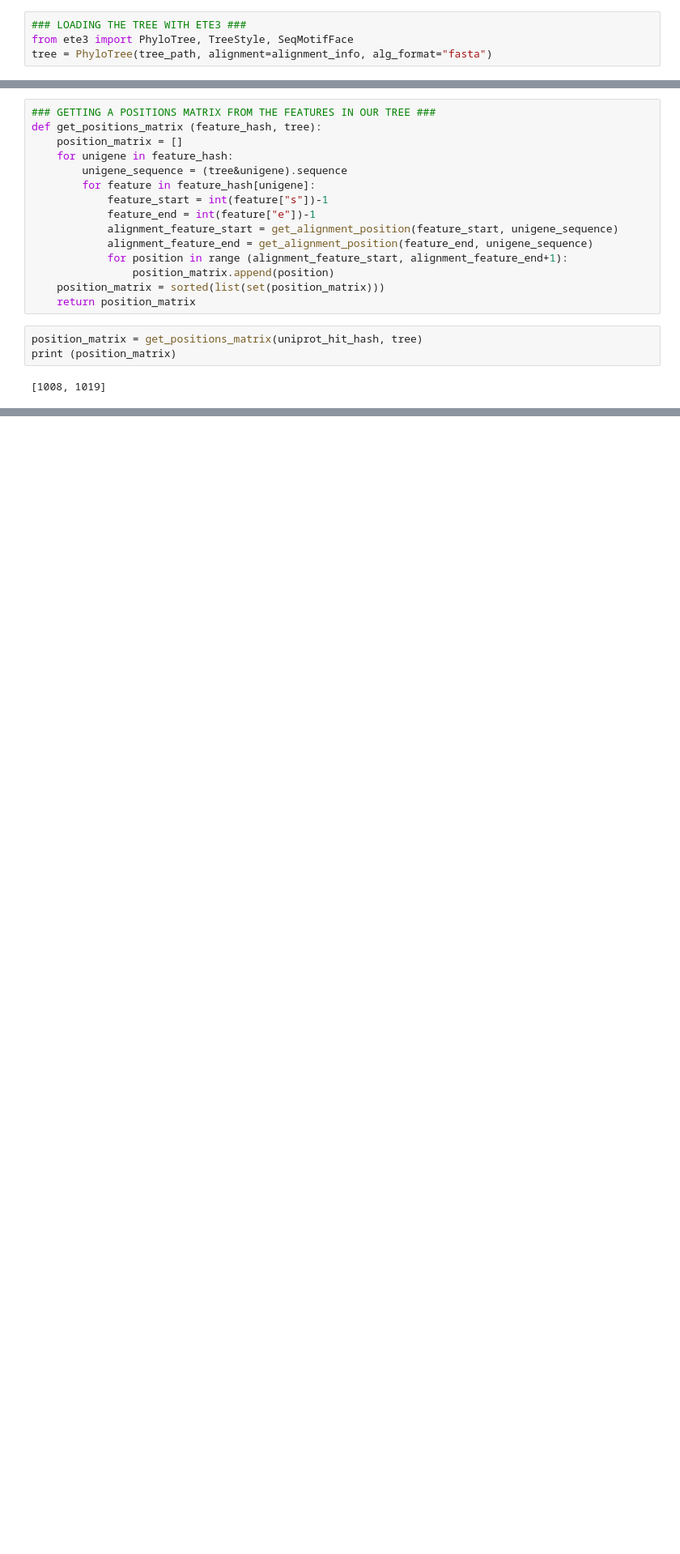
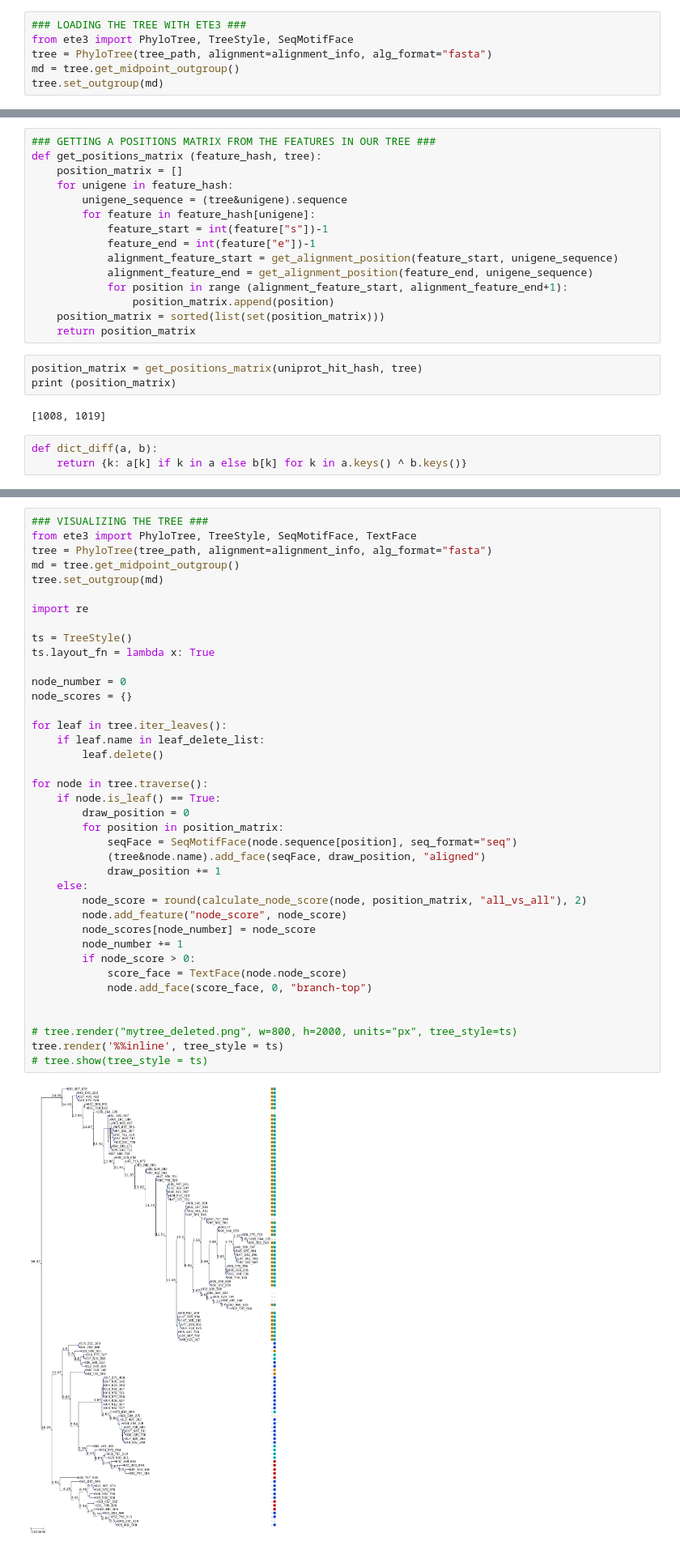
Before and after one commit to seviru/fmp_core_functionality, a Jupyter notebook: scripts/jupyter_tree.ipynb, the cells around one changed output, grey strips where cells are left out. Shown at 81% size. Cells and saved outputs as stored; diff of their text form; blank space fills up the shorter version.

```diff
--- a/scripts/jupyter_tree.ipynb
+++ b/scripts/jupyter_tree.ipynb
@@ -70,6 +74,8 @@ print (leaf_save_list)
 ### LOADING THE TREE WITH ETE3 ###
 from ete3 import PhyloTree, TreeStyle, SeqMotifFace
 tree = PhyloTree(tree_path, alignment=alignment_info, alg_format="fasta")
+md = tree.get_midpoint_outgroup()
+tree.set_outgroup(md)
 # %%
 ### TRANSFORMING THE SEQUENCE POSITIONS INTO ALIGNMENTS POSITIONS ###
 def get_alignment_position (sequence_position, sequence):
@@ -102,4 +108,7 @@ position_matrix = get_positions_matrix(uniprot_hit_hash, tree)
 print (position_matrix)
 # %% [output]
 [1008, 1019]
+# %%
+def dict_diff(a, b):
+    return {k: a[k] if k in a else b[k] for k in a.keys() ^ b.keys()}
 # %%
@@ -182,0 +343,41 @@ tree.render('%%inline', tree_style = ts)
+# %%
+### VISUALIZING THE TREE ###
+from ete3 import PhyloTree, TreeStyle, SeqMotifFace, TextFace
+tree = PhyloTree(tree_path, alignment=alignment_info, alg_format="fasta")
+md = tree.get_midpoint_outgroup()
+tree.set_outgroup(md)
+
+import re
+
+ts = TreeStyle()
+ts.layout_fn = lambda x: True
+
+node_number = 0
+node_scores = {}
+
+for leaf in tree.iter_leaves():
+    if leaf.name in leaf_delete_list:
+        leaf.delete()
+
+for node in tree.traverse():
+    if node.is_leaf() == True:
+        draw_position = 0
+        for position in position_matrix:
+            seqFace = SeqMotifFace(node.sequence[position], seq_format="seq")
+            (tree&node.name).add_face(seqFace, draw_position, "aligned")
+            draw_position += 1
+    else:
+        node_score = round(calculate_node_score(node, position_matrix, "all_vs_all"), 2)
+        node.add_feature("node_score", node_score)
+        node_scores[node_number] = node_score
+        node_number += 1
+        if node_score > 0:
+            score_face = TextFace(node.node_score)
+            node.add_face(score_face, 0, "branch-top")
+
+
+# tree.render("mytree_deleted.png", w=800, h=2000, units="px", tree_style=ts)
+tree.render('%%inline', tree_style = ts)
+# tree.show(tree_style = ts)
+# %% [output]
+[figure, added]
```
Also changed, not shown: parts of 17 cells of this notebook.
